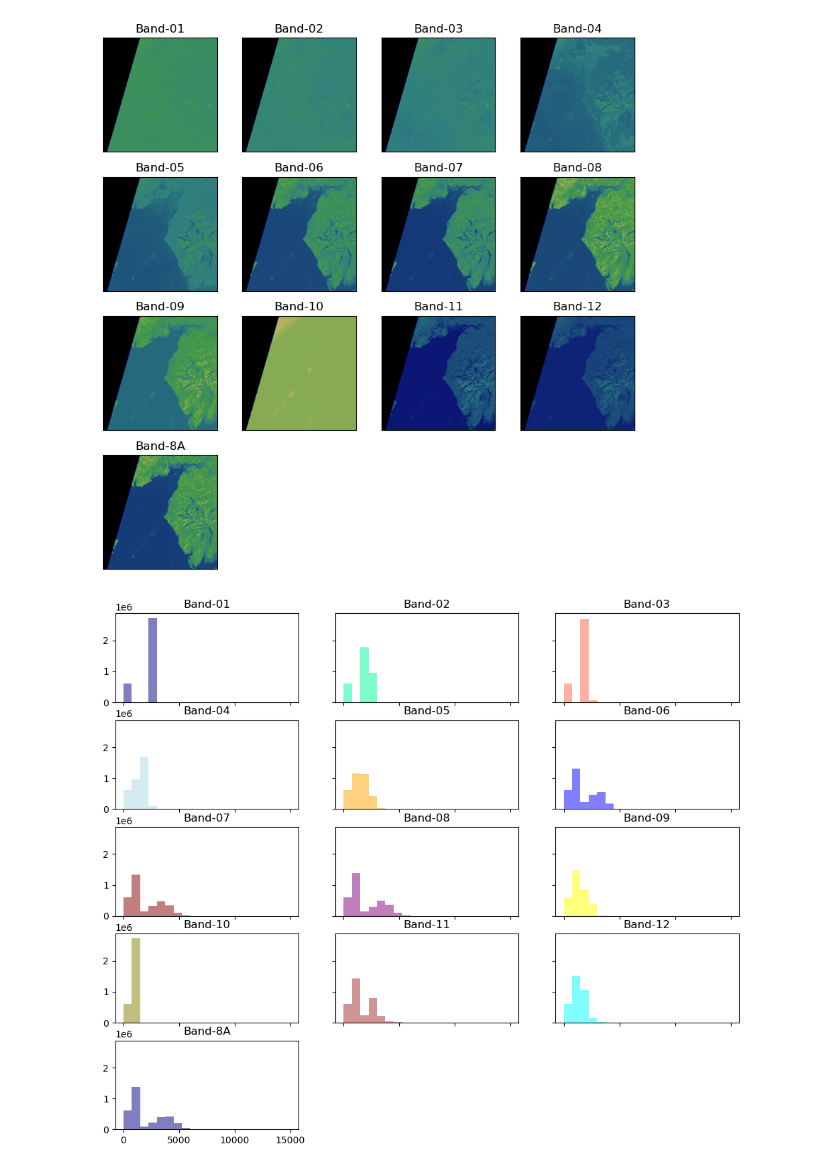
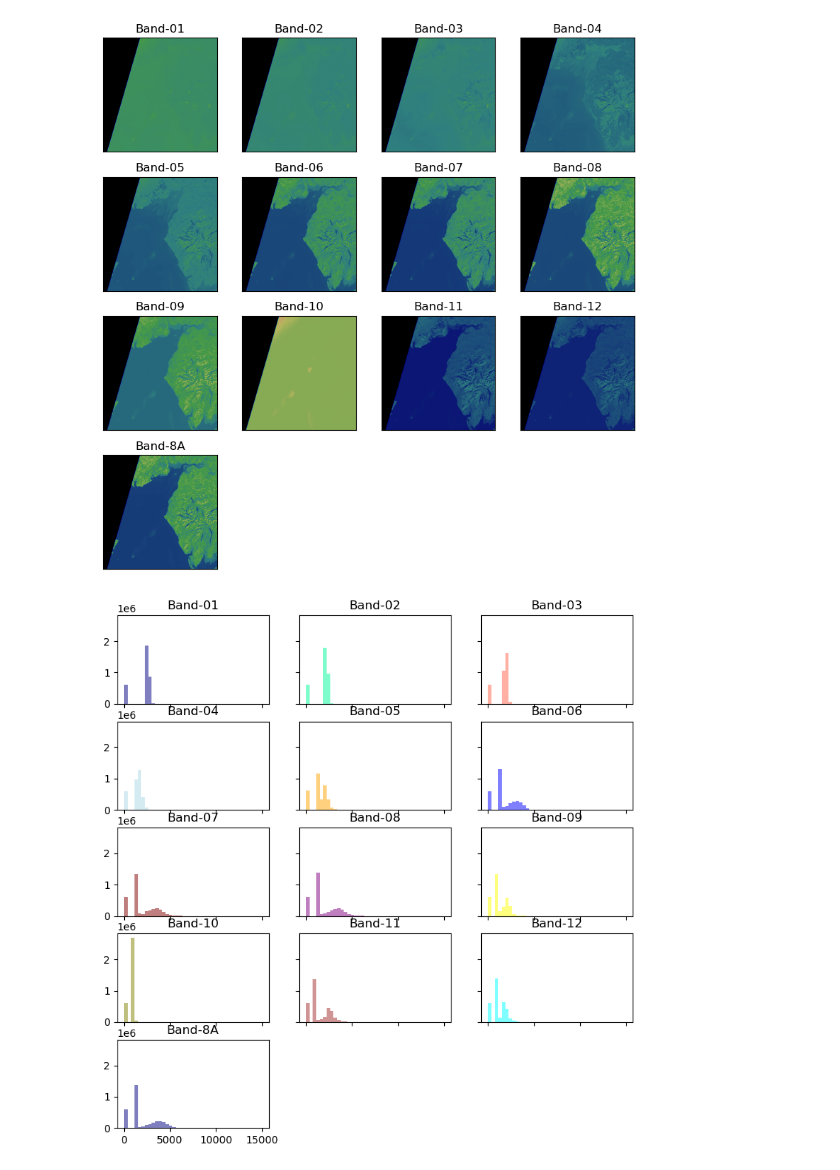
Before and after one commit to mxagar/satellite_image_water_vectorizer, a Jupyter notebook: notebooks/Geospatial_Image_Analysis.ipynb, the cells around one changed output. Drawn from its saved outputs; the diff is of its cells as text; code cells hidden in the pictures.

```diff
--- a/notebooks/Geospatial_Image_Analysis.ipynb
+++ b/notebooks/Geospatial_Image_Analysis.ipynb
@@ -92,7 +93,8 @@ sentinel_bands
  '../data/Scene 1 - S2A_MSIL1C_20230223T112111_N0509_R037_T30UVF_20230223T145910/B12_COG.tiff',
  '../data/Scene 1 - S2A_MSIL1C_20230223T112111_N0509_R037_T30UVF_20230223T145910/B8A_COG.tiff']
 # %%
-band_names = [band.split('/')[-1][1:3] for band in sentinel_bands]
+# FIXME: Improve with regex...
+band_names = [band.split(os.sep)[-1][1:3] for band in sentinel_bands]
 # %%
 band_names
 # %% [output]
@@ -220,16 +222,17 @@ plt.show()
 # %%
 # Pixel value distributions: histograms
 colors = ['navy', 'MediumSpringGreen', 'tomato', 'lightblue', 'orange', 'blue',
           'maroon', 'purple', 'yellow', 'olive', 'brown', 'cyan', 'navy']
 ep.hist(images_array,
         colors = colors,
         #title=[f'Band-{i}' for i in range(1, len(sentinel_bands)+1)],
         title=[f'Band-{name}' for name in band_names],
         cols=3,
         alpha=0.5,
-        figsize=(12, 10))
+        figsize=(9, 9),
+        bins=40)
 plt.show()
 # %% [output]
-[figure, old version]
+[figure, new version]
 # %%
 # Select a band and plot geometries on it (points & cropping bbox)
```
Also changed, not shown: parts of 24 cells of this notebook.
